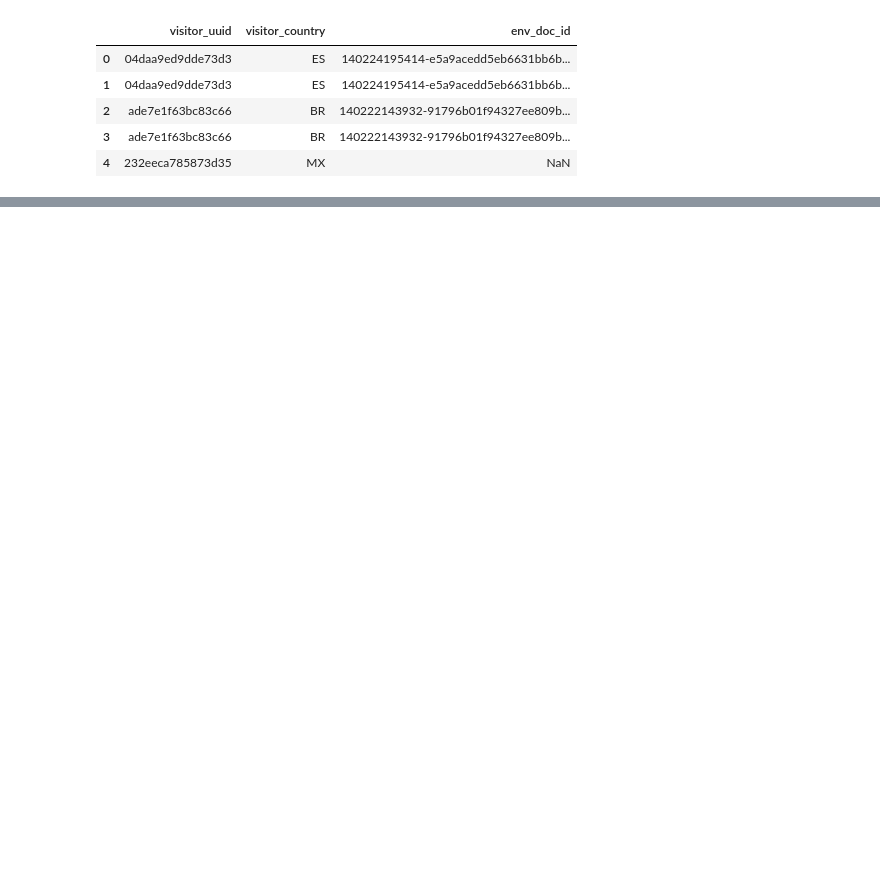
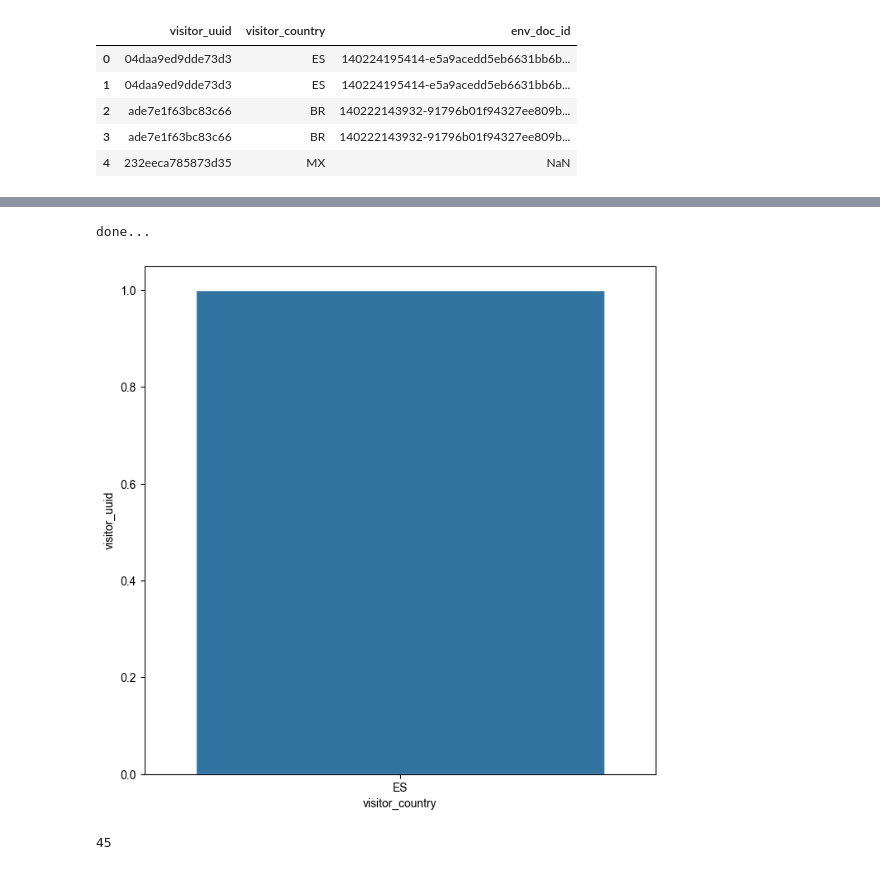
Before and after one commit to overmars86/analyticsapp, a Jupyter notebook: CW_2/Project/Code/working.ipynb, the cells around one changed output, grey strips where cells are left out. Cells and saved outputs as stored; diff of their text form; code cells hidden in the pictures; blank space fills up the shorter version.

Commit message:
count and conti viz

```diff
--- a/CW_2/Project/Code/working.ipynb
+++ b/CW_2/Project/Code/working.ipynb
@@ -52,0 +38,10 @@ plt.show()
+# %%
+def doc_by_country(uuid="140222143932-91796b01f94327ee809bd759fd0f6c76"):
+    df = pd.read_json('../data/sample_small.json', lines=True)
+    df_count = df[['visitor_uuid','visitor_country','env_doc_id']]
+    df_count = df_count.loc[df_count['env_doc_id'] == uuid]
+    df_count['visitor_uuid'] = df_count['visitor_uuid'].drop_duplicates()
+    df_count = df_count[['visitor_uuid','visitor_country']]
+    df_count_gp = df_count.groupby(by='visitor_country').count().sort_values(by='visitor_uuid', ascending=False).reset_index()
+    chart = df_count_gp.plot(kind='bar', x='visitor_country')
+    return chart
@@ -52,0 +53,7 @@ plt.show()
+# %%
+from doc import doc_by_country
+
+chart = doc_by_country('140224195414-e5a9acedd5eb6631bb6b39422fba6798')
+# %% [output]
+done...
+[figure, added]
@@ -52,0 +64,4 @@ plt.show()
+# %%
+len(s)
+# %% [output]
+45
```
Also changed, not shown: parts of 10 cells of this notebook, 5 other files.
